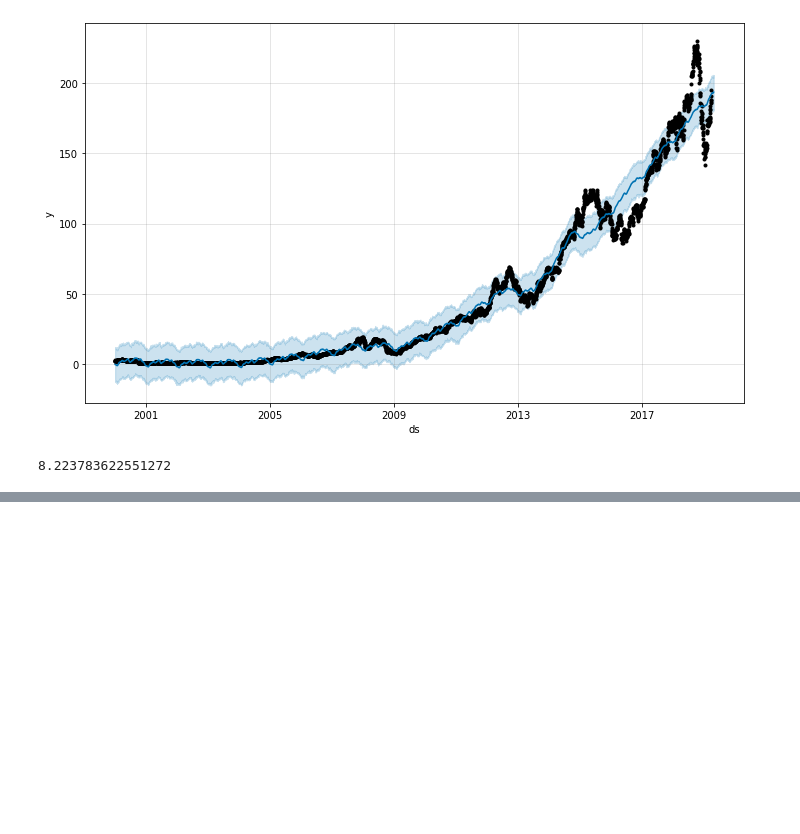
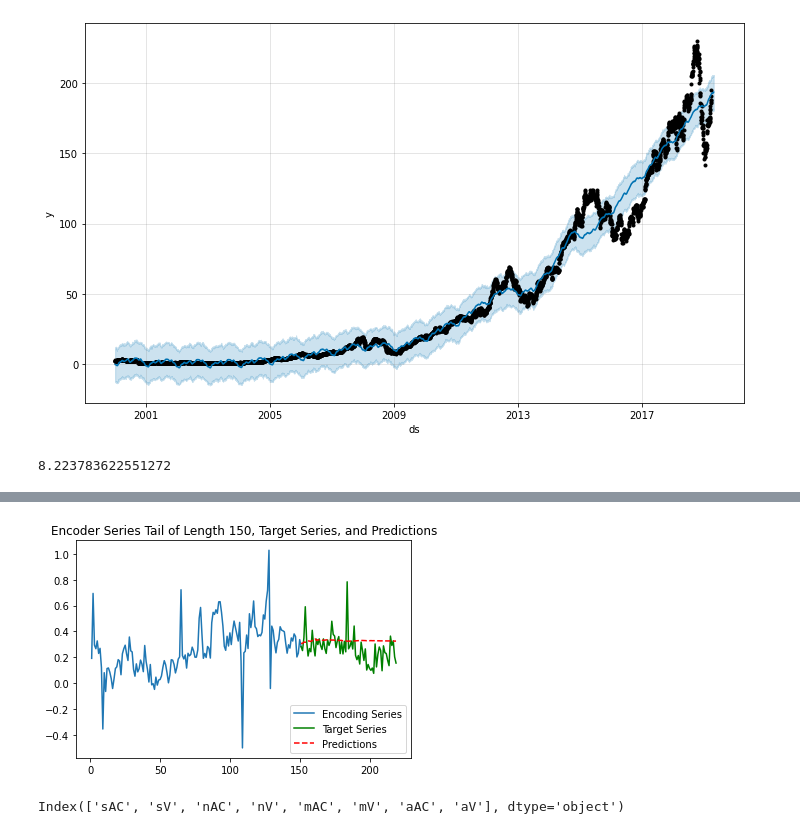
Before and after one commit to Parth7/ML-for-finance, a Jupyter notebook: Wavenet_time_series.ipynb, the cells around one changed output, grey strips where cells are left out. Drawn from its saved outputs; the diff is of its cells as text; code cells hidden in the pictures; blank space fills up the shorter version.

```diff
--- a/Wavenet_time_series.ipynb
+++ b/Wavenet_time_series.ipynb
@@ -168,0 +410,9 @@ df = df.T
+# %%
+predict_and_plot(encoder_input_data, decoder_target_data,
+                 sample_ind=1, enc_tail_len=150)
+# %% [output]
+[figure, added]
+# %%
+df.index
+# %% [output]
+Index(['sAC', 'sV', 'nAC', 'nV', 'mAC', 'mV', 'aAC', 'aV'], dtype='object')
```
Also changed, not shown: parts of 16 cells of this notebook.
